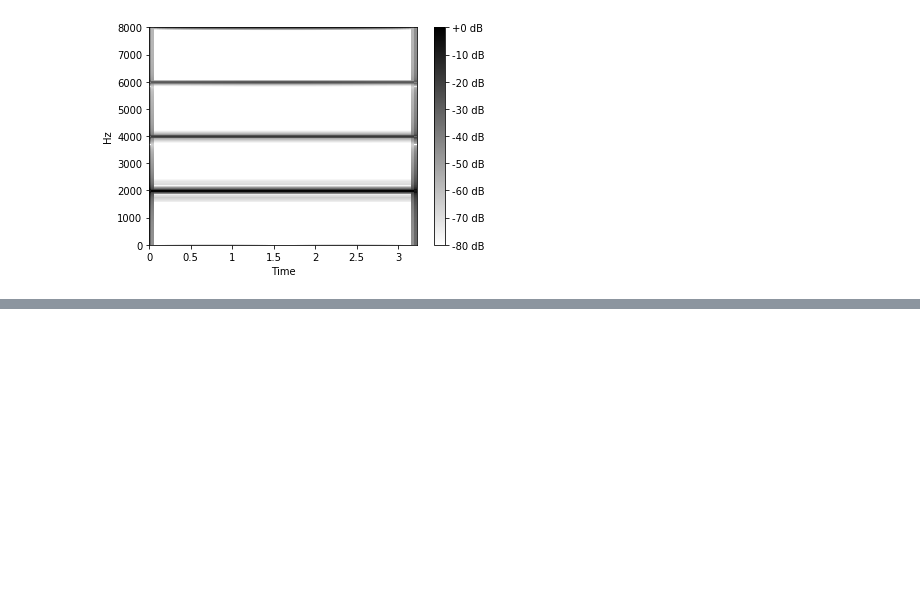
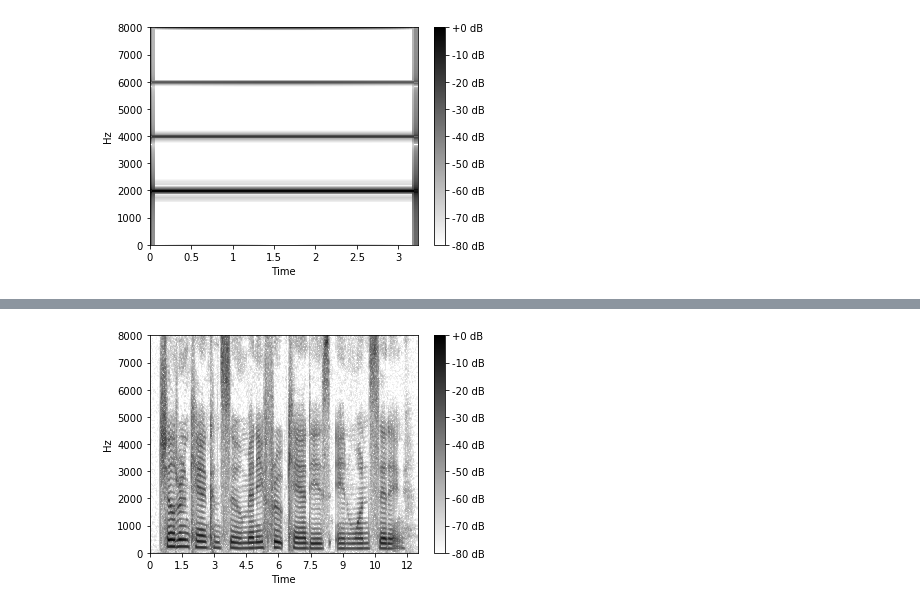
Before and after one commit to aagnone3/audio-sigproc-playground, a Jupyter notebook: f0_estimation.ipynb, the cells around one changed output, grey strips where cells are left out. Cells and saved outputs as stored; diff of their text form; code cells hidden in the pictures; blank space fills up the shorter version.

```diff
--- a/f0_estimation.ipynb
+++ b/f0_estimation.ipynb
@@ -122,0 +133,16 @@ ipd.Audio(x, rate=sr)
+# %%
+import essentia
+from essentia.standard import PitchYin, PitchYinFFT
+from librosa.util import frame, normalize
+from librosa.core import stft
+
+sr = 16000
+x, _ = load('data/wave/1.wav', sr=sr)
+x = normalize(x)
+
+win_length = int(sr*0.020)
+hop_length = int(sr*0.010)
+
+plot_spec(x, sr=sr)
+ipd.Audio(x, rate=sr)
+# %% [output]
@@ -122,0 +150 @@ ipd.Audio(x, rate=sr)
+[figure, added]
```
Also changed, not shown: parts of 9 cells of this notebook.
